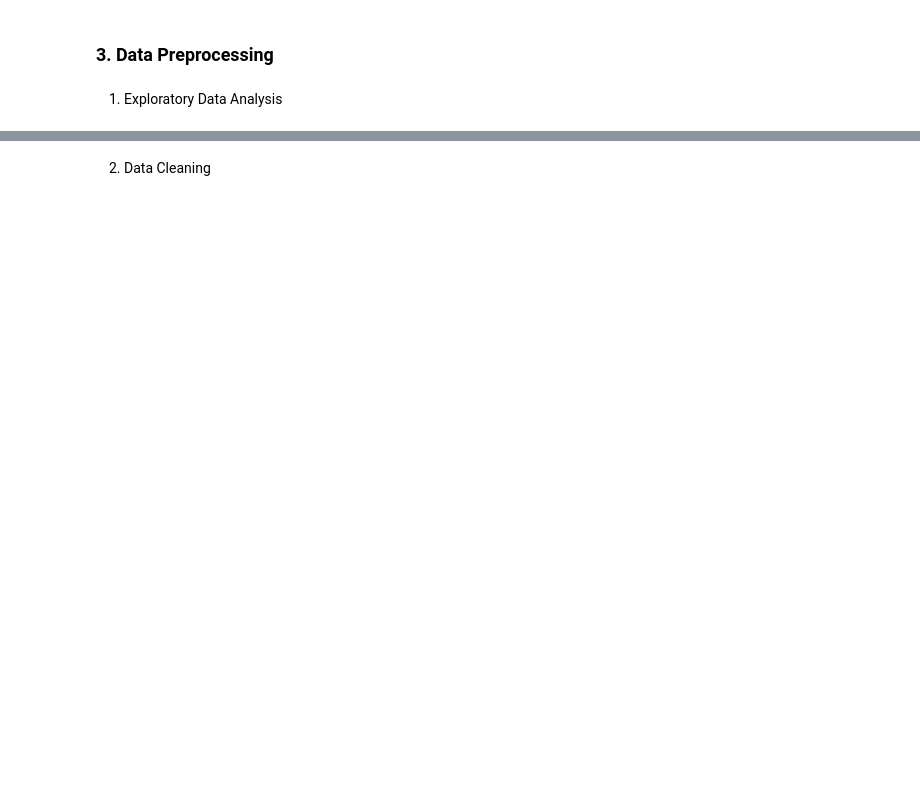
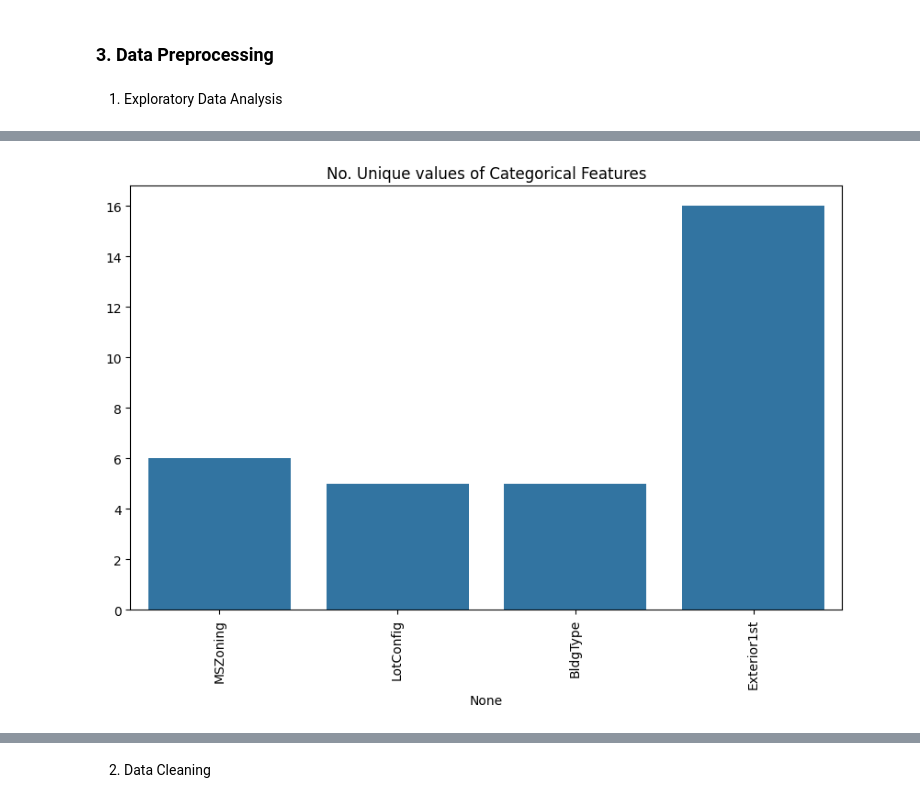
Before and after one commit to fatahrahimi330/100-Machine-Learning-Projects, a Jupyter notebook: 37-House Price Prediction/house_price_prediction.ipynb, the cells around one changed output, grey strips where cells are left out. Saved outputs shown, nothing was run; the diff lists cells and outputs as text; code cells hidden in the pictures; blank space fills up the shorter version.

```diff
--- a/37-House Price Prediction/house_price_prediction.ipynb
+++ b/37-House Price Prediction/house_price_prediction.ipynb
@@ -18,0 +96,9 @@ df.head()
+# %%
+object_cols = df.select_dtypes(include=['object']).columns
+print("Categorical variables:", len(object_cols))
+
+int_col = df.select_dtypes(include=['int64']).columns
+print("Integer variables:", len(int_col))
+
+fl_cols = df.select_dtypes(include=['float64']).columns
+print("Float variables:", len(fl_cols))
@@ -18,0 +125,11 @@ df.head()
+# %%
+unique_values = []
+for col in object_cols:
+  unique_values.append(df[col].unique().size)
+plt.figure(figsize=(10,6))
+plt.title('No. Unique values of Categorical Features')
+plt.xticks(rotation=90)
+sns.barplot(x=object_cols,y=unique_values)
+plt.show()
+# %% [output]
+[figure, added]
```
Also changed, not shown: parts of 23 cells of this notebook, 8 other files.
